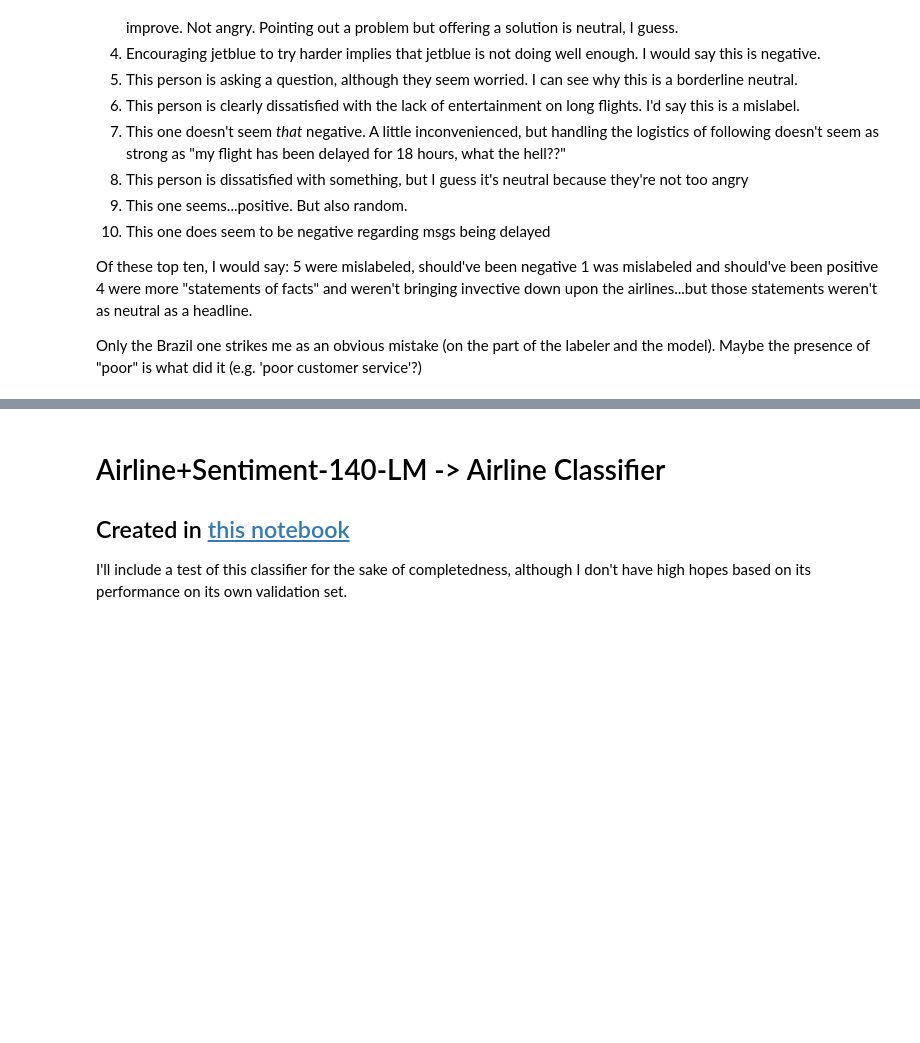
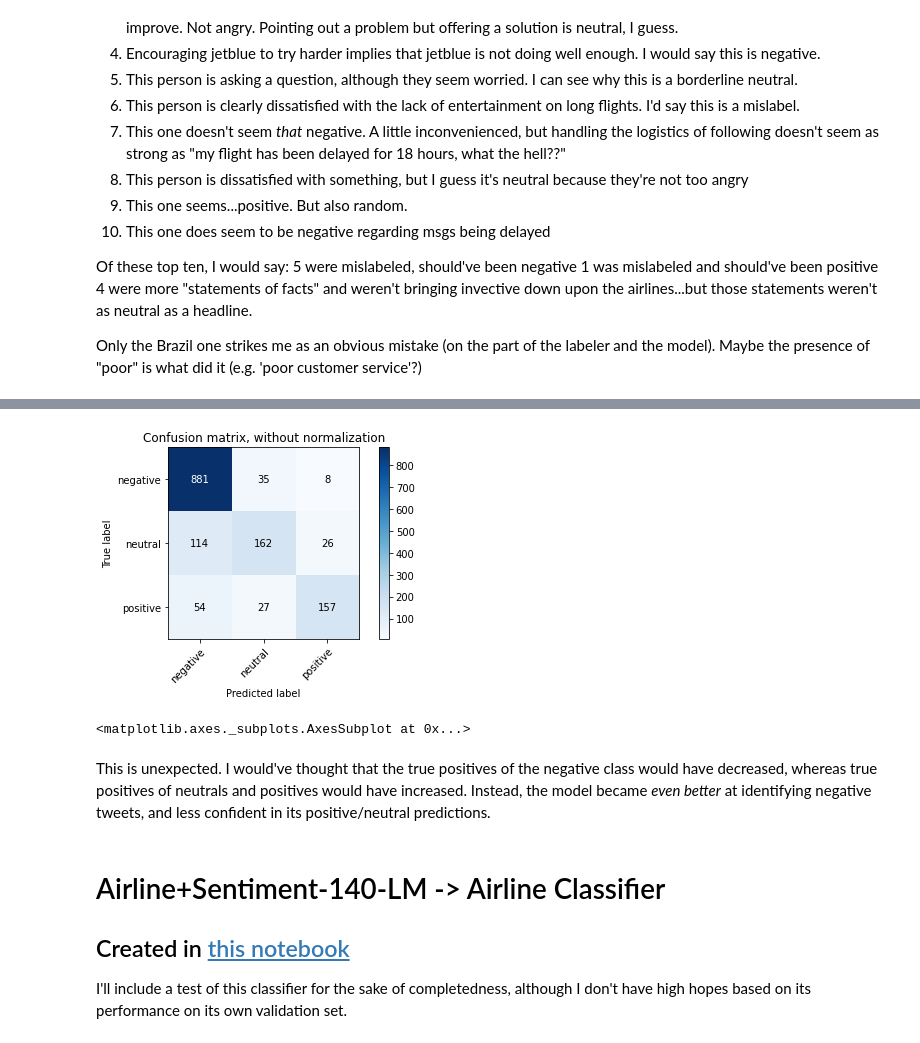
Before and after one commit to bensenberner/airline-sentiment-prediction, a Jupyter notebook: notebooks/Testing.ipynb, the cells around one changed output, grey strips where cells are left out. Saved outputs shown, nothing was run; the diff lists cells and outputs as text; code cells hidden in the pictures; blank space fills up the shorter version.

```diff
--- a/notebooks/Testing.ipynb
+++ b/notebooks/Testing.ipynb
@@ -266,0 +281,11 @@ Only the Brazil one strikes me as an obvious mistake (on the part of the labeler
+# %%
+test_df_preds = [
+  test_cls.predict(text)
+  for idx, text in test_df['text'].items()
+]
+import pickle
+with open(f'{data_path}/oversample_preds.pkl', 'wb') as f:
+  pickle.dump(test_df_preds, f, pickle.HIGHEST_PROTOCOL)
+# %%
+with open(f'{data_path}/oversample_preds.pkl', 'rb') as f:
+    test_df_preds = pickle.load(f)
@@ -266,0 +296,12 @@ Only the Brazil one strikes me as an obvious mistake (on the part of the labeler
+# %%
+test_df['pred_sentiment'] = y_pred = pd.Series([str(row[0]) for row in test_df_preds])
+# %%
+classes = ['negative', 'neutral', 'positive']
+c2i = {classes[idx]: idx for idx in range(len(classes))}
+y_true = test_df['airline_sentiment']
+y_true_onehot = np.array(
+  [
+      [int(idx == c2i.get(sent)) for idx in range(3)]
+      for _, sent in y_true.items()
+  ]
+)
@@ -267,3 +344,14 @@ Only the Brazil one strikes me as an obvious mistake (on the part of the labeler
+# %%
+plot_confusion_matrix(
+    y_true=y_true,
+    y_pred=y_pred,
+    classes=classes
+)
+# %% [output]
+[figure, added]
+<matplotlib.axes._subplots.AxesSubplot at 0x...>
+# %% [markdown]
+This is unexpected. I would've thought that the true positives of the negative class would have decreased, whereas true positives of neutrals and positives would have increased. Instead, the model became *even better* at identifying negative tweets, and less confident in its positive/neutral predictions.
 # %% [markdown]
 # Airline+Sentiment-140-LM -> Airline Classifier
 ## Created in [this notebook](https://colab.research.google.com/drive/1aUR5SMfSXNUaJgnhSpLhiMquWTjeir8K)
```
Also changed, not shown: parts of 9 cells of this notebook.
